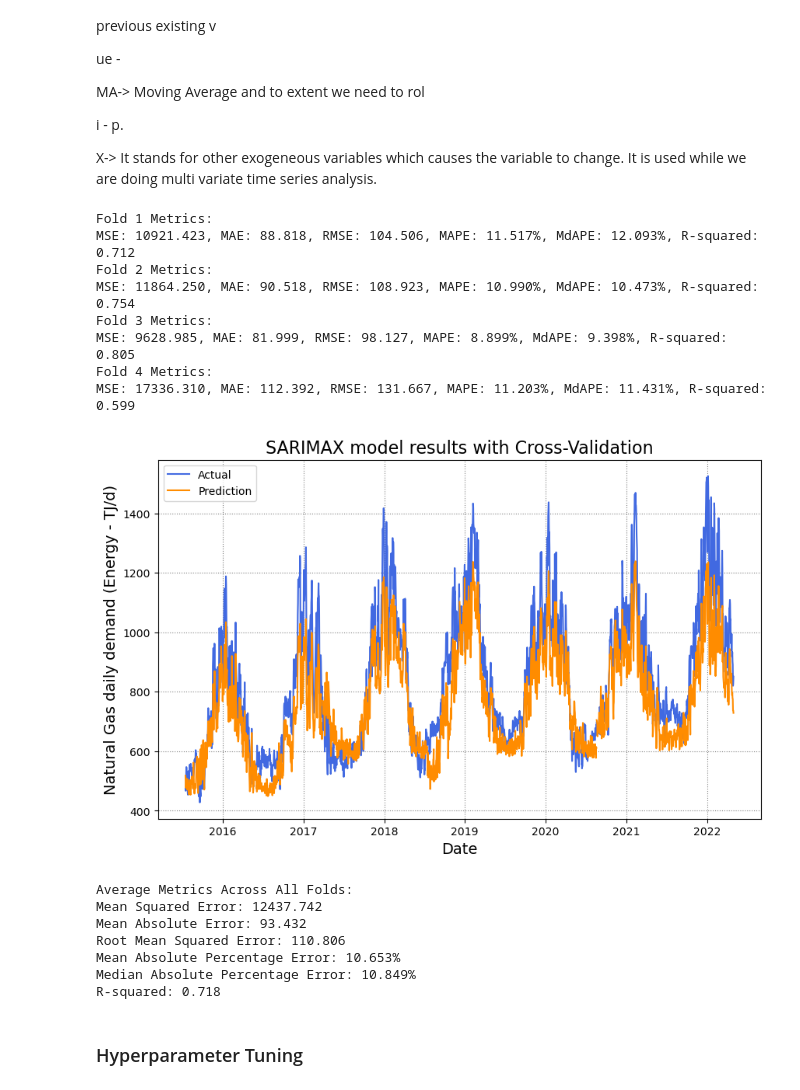
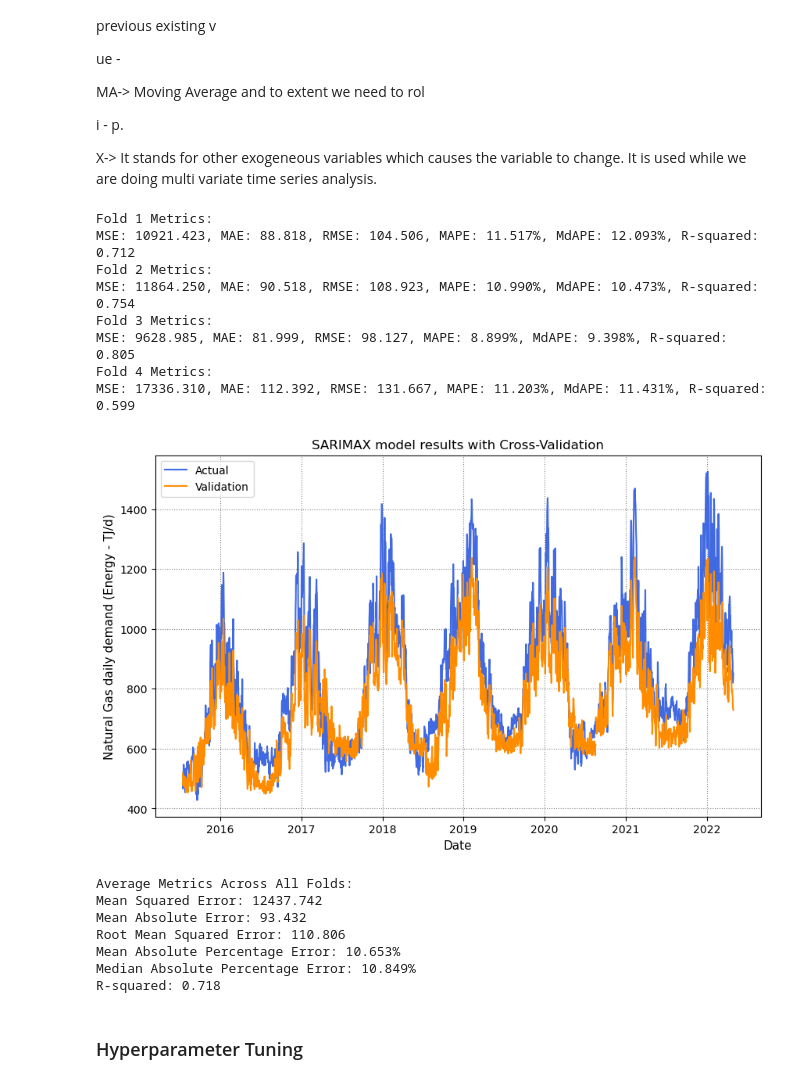
Before and after one commit to Nathan-13/Capstone-Project_Predicting-Natural-Gas-Consumption, a Jupyter notebook: notebooks/model_sarimax.ipynb, the cells around one changed output. Drawn from its saved outputs; the diff is of its cells as text; code cells hidden in the pictures.

```diff
--- a/notebooks/model_sarimax.ipynb
+++ b/notebooks/model_sarimax.ipynb
@@ -195,15 +206,15 @@ class SARIMAXPredictor(BaseEstimator, TransformerMixin):
 
             # Plot the forecast and test data for this fold
             plt.plot(test_data.index, test_data['NG_DEMAND'], color='royalblue', label='Actual')
-            plt.plot(test_data.index, forecast_mean, color='darkorange', label='Prediction')
+            plt.plot(test_data.index, forecast_mean, color='darkorange', label='Validation')
 
             print(f"Fold {i+1} Metrics:")
             print(f"MSE: {mse:.3f}, MAE: {mae:.3f}, RMSE: {rmse:.3f}, MAPE: {mape:.3f}%, MdAPE: {mdape:.3f}%, R-squared: {r2:.3f}")
 
         # Show the plot with a legend
-        plt.title('SARIMAX model results with Cross-Validation', fontsize=16)
-        plt.xlabel('Date', fontsize=14)
-        plt.ylabel('Natural Gas daily demand (Energy - TJ/d)', fontsize=14)
+        plt.title('SARIMAX model results with Cross-Validation', fontsize=12)
+        plt.xlabel('Date', fontsize=11)
+        plt.ylabel('Natural Gas daily demand (Energy - TJ/d)', fontsize=11)
         # Only add the legend once
         handles, labels = plt.gca().get_legend_handles_labels()
         by_label = dict(zip(labels, handles))
@@ -224,34 +235,34 @@ def calculate_metrics(true_values, predicted_values):
     r2 = r2_score(true_values, predicted_values)
 
     return mse, mae, rmse, mape, mdape, r2
 
 # Create a pipeline with SARIMAXPredictor and metric calculation
 pipeline = Pipeline([
     ('sarimax', SARIMAXPredictor(order=(1, 0, 1), seasonal_order=(0, 1, 1, 7))),
 ])
 
 # Fit the pipeline to the data
 predicted_values, fold_metrics = pipeline.fit_transform(data, data['NG_DEMAND'])
 
 # Calculate and print the average evaluation metrics across all folds
 average_metrics = np.mean(fold_metrics, axis=0)
 print("\nAverage Metrics Across All Folds:")
 print(f"Mean Squared Error: {average_metrics[0]:.3f}")
 print(f"Mean Absolute Error: {average_metrics[1]:.3f}")
 print(f"Root Mean Squared Error: {average_metrics[2]:.3f}")
 print(f"Mean Absolute Percentage Error: {average_metrics[3]:.3f}%")
 print(f"Median Absolute Percentage Error: {average_metrics[4]:.3f}%")
 print(f"R-squared: {average_metrics[5]:.3f}")
 # %% [output]
 Fold 1 Metrics:
 MSE: 10921.423, MAE: 88.818, RMSE: 104.506, MAPE: 11.517%, MdAPE: 12.093%, R-squared: 0.712
 Fold 2 Metrics:
 MSE: 11864.250, MAE: 90.518, RMSE: 108.923, MAPE: 10.990%, MdAPE: 10.473%, R-squared: 0.754
 Fold 3 Metrics:
 MSE: 9628.985, MAE: 81.999, RMSE: 98.127, MAPE: 8.899%, MdAPE: 9.398%, R-squared: 0.805
 Fold 4 Metrics:
 MSE: 17336.310, MAE: 112.392, RMSE: 131.667, MAPE: 11.203%, MdAPE: 11.431%, R-squared: 0.599
-[figure, old version]
+[figure, new version]
 Average Metrics Across All Folds:
 Mean Squared Error: 12437.742
 Mean Absolute Error: 93.432
```
Also changed, not shown: parts of 10 cells of this notebook, 2 other files.
